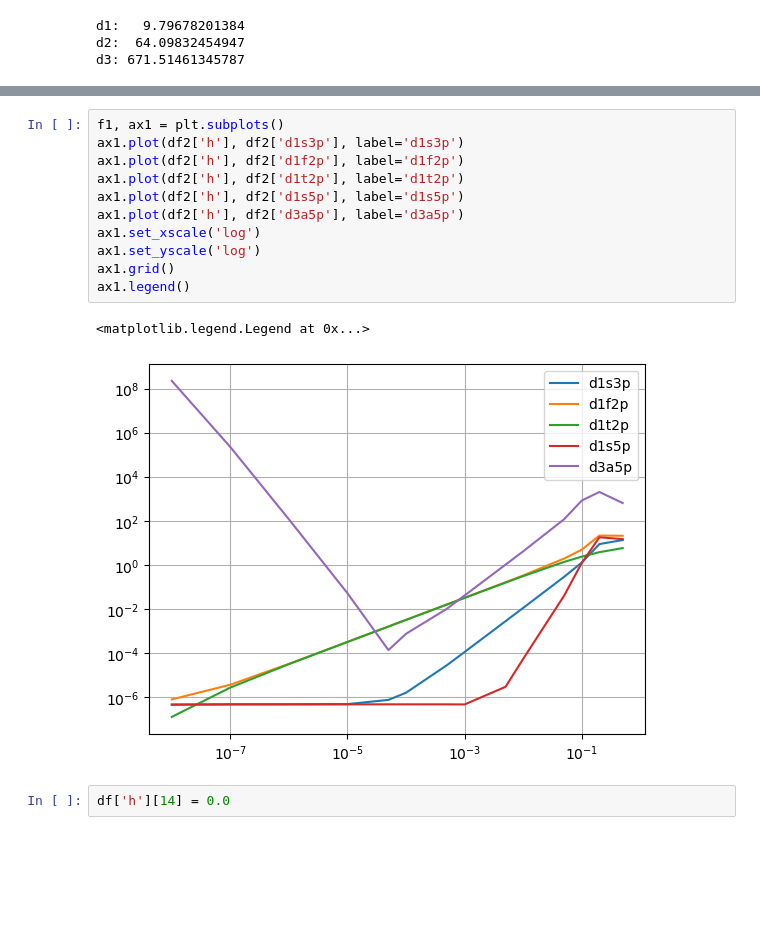
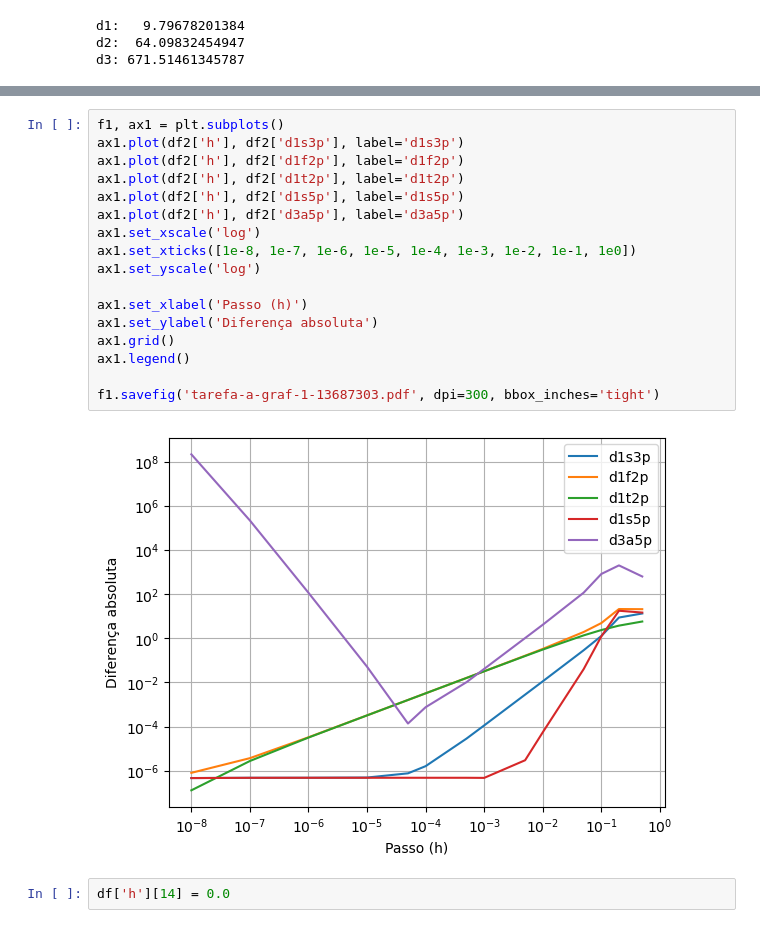
Before and after one commit to brenopelegrin/intro-fiscomp, a Jupyter notebook: projeto-3/tarefa-A/analitico.ipynb, the cells around one changed output, grey strips where cells are left out. Saved outputs shown, nothing was run; the diff lists cells and outputs as text; blank space fills up the shorter version.

Commit message:
add tarefa-A graph

```diff
--- a/projeto-3/tarefa-A/analitico.ipynb
+++ b/projeto-3/tarefa-A/analitico.ipynb
@@ -75,17 +75,22 @@ df2
 # %%
 f1, ax1 = plt.subplots()
 ax1.plot(df2['h'], df2['d1s3p'], label='d1s3p')
 ax1.plot(df2['h'], df2['d1f2p'], label='d1f2p')
 ax1.plot(df2['h'], df2['d1t2p'], label='d1t2p')
 ax1.plot(df2['h'], df2['d1s5p'], label='d1s5p')
 ax1.plot(df2['h'], df2['d3a5p'], label='d3a5p')
 ax1.set_xscale('log')
+ax1.set_xticks([1e-8, 1e-7, 1e-6, 1e-5, 1e-4, 1e-3, 1e-2, 1e-1, 1e0])
 ax1.set_yscale('log')
+
+ax1.set_xlabel('Passo (h)')
+ax1.set_ylabel('Diferença absoluta')
 ax1.grid()
 ax1.legend()
+
+f1.savefig('tarefa-a-graf-1-13687303.pdf', dpi=300, bbox_inches='tight')
 # %% [output]
-<matplotlib.legend.Legend at 0x...>
-[figure, old version]
+[figure, new version]
 # %%
 df['h'][14] = 0.0
 # %%
```
Also changed, not shown: 1 other file.
